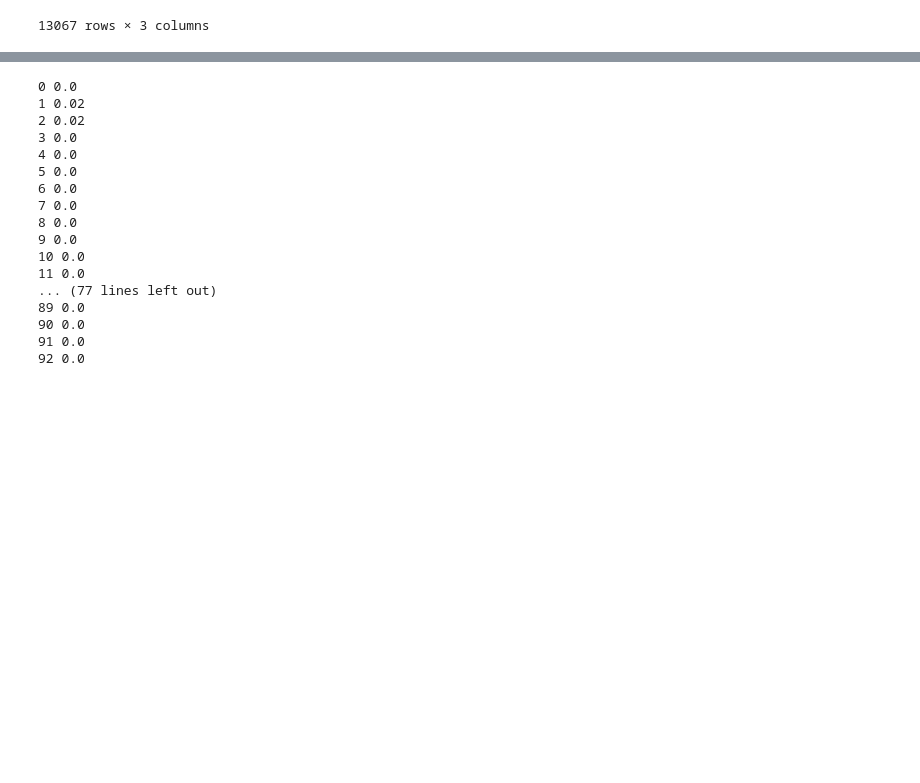
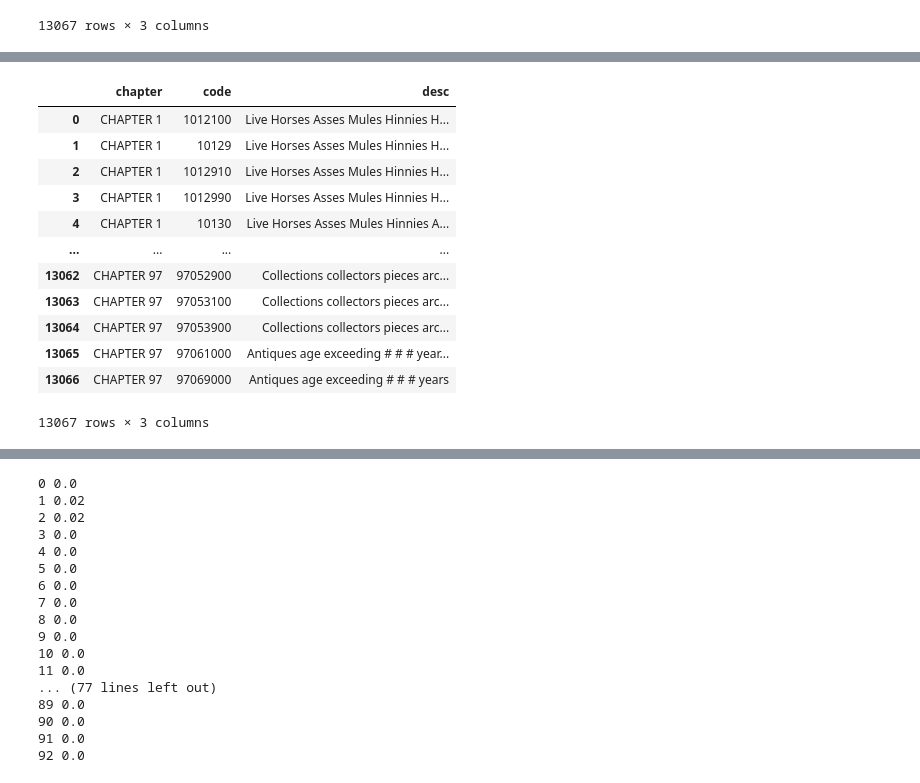
Before and after one commit to BhavyaaaJain/HSCode, a Jupyter notebook: hscode_with_clustering.ipynb, the cells around one changed output, grey strips where cells are left out. Cells and saved outputs as stored; diff of their text form; code cells hidden in the pictures; blank space fills up the shorter version.

```diff
--- a/hscode_with_clustering.ipynb
+++ b/hscode_with_clustering.ipynb
@@ -165,5 +168,21 @@ for chapter_id, chapter in chapter_mapping.items():
     # Store the keyword mapping in the chapter_keyword_mapping dictionary
     chapter_keyword_mapping[chapter_id] = top_keywords
+# %%
+df
+# %% [output]
+|  | chapter | code | desc |
+| 0 | CHAPTER 1 | 1012100 | Live Horses Asses Mules Hinnies H... |
+| 1 | CHAPTER 1 | 10129 | Live Horses Asses Mules Hinnies H... |
+| 2 | CHAPTER 1 | 1012910 | Live Horses Asses Mules Hinnies H... |
+| 3 | CHAPTER 1 | 1012990 | Live Horses Asses Mules Hinnies H... |
+| 4 | CHAPTER 1 | 10130 | Live Horses Asses Mules Hinnies A... |
+| ... | ... | ... | ... |
+| 13062 | CHAPTER 97 | 97052900 | Collections collectors pieces arc... |
+| 13063 | CHAPTER 97 | 97053100 | Collections collectors pieces arc... |
+| 13064 | CHAPTER 97 | 97053900 | Collections collectors pieces arc... |
+| 13065 | CHAPTER 97 | 97061000 | Antiques age exceeding # # # year... |
+| 13066 | CHAPTER 97 | 97069000 | Antiques age exceeding # # # years |
+13067 rows × 3 columns
 # %%
 
 keyword_mapping_for_chapter = chapter_keyword_mapping[3]
```
Also changed, not shown: parts of 18 cells of this notebook.
